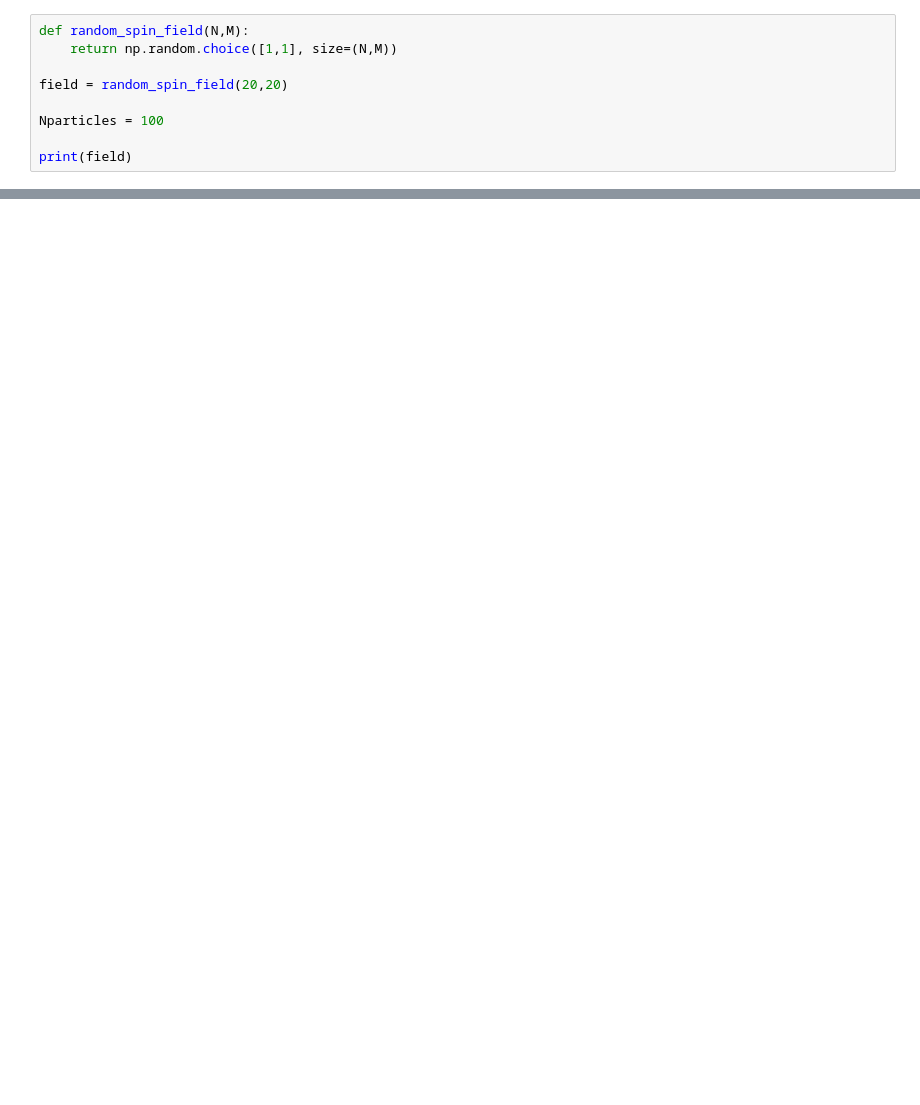
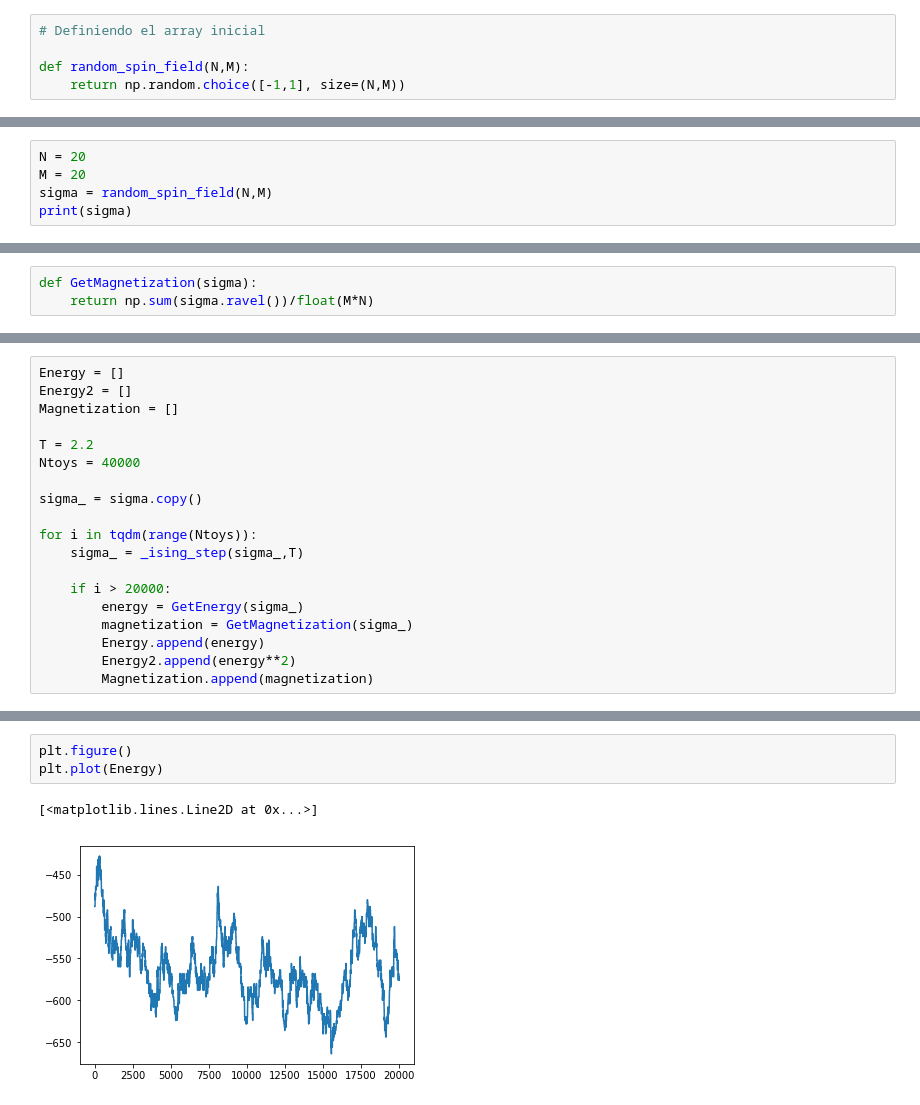
Before and after one commit to asegura4488/Python, a Jupyter notebook: MyIsing.ipynb, the cells around one changed output, grey strips where cells are left out. Cells and saved outputs as stored; diff of their text form; blank space fills up the shorter version.

Commit message:
Ising 2D

```diff
--- a/MyIsing.ipynb
+++ b/MyIsing.ipynb
@@ -5,9 +9,5 @@ from tqdm import tqdm
 # %%
+# Definiendo el array inicial
+
 def random_spin_field(N,M):
-    return np.random.choice([1,1], size=(N,M))
-
-field = random_spin_field(20,20)
-
-Nparticles = 100
-
-print(field)
+    return np.random.choice([-1,1], size=(N,M))
@@ -34,0 +14,5 @@ print(field)
+# %%
+N = 20
+M = 20
+sigma = random_spin_field(N,M)
+print(sigma)
@@ -75,0 +67,3 @@ from random import randint, uniform
+# %%
+def GetMagnetization(sigma):
+    return np.sum(sigma.ravel())/float(M*N)
@@ -108,0 +105,19 @@ def _ising_step(Matrix, T):
+# %%
+Energy = []
+Energy2 = []
+Magnetization = []
+
+T = 2.2
+Ntoys = 40000
+
+sigma_ = sigma.copy()
+
+for i in tqdm(range(Ntoys)):
+    sigma_ = _ising_step(sigma_,T)
+
+    if i > 20000:
+        energy = GetEnergy(sigma_)
+        magnetization = GetMagnetization(sigma_)
+        Energy.append(energy)
+        Energy2.append(energy**2)
+        Magnetization.append(magnetization)
@@ -108,0 +134,6 @@ def _ising_step(Matrix, T):
+# %%
+plt.figure()
+plt.plot(Energy)
+# %% [output]
+[<matplotlib.lines.Line2D at 0x...>]
+[figure, added]
```
Also changed, not shown: parts of 21 cells of this notebook.
